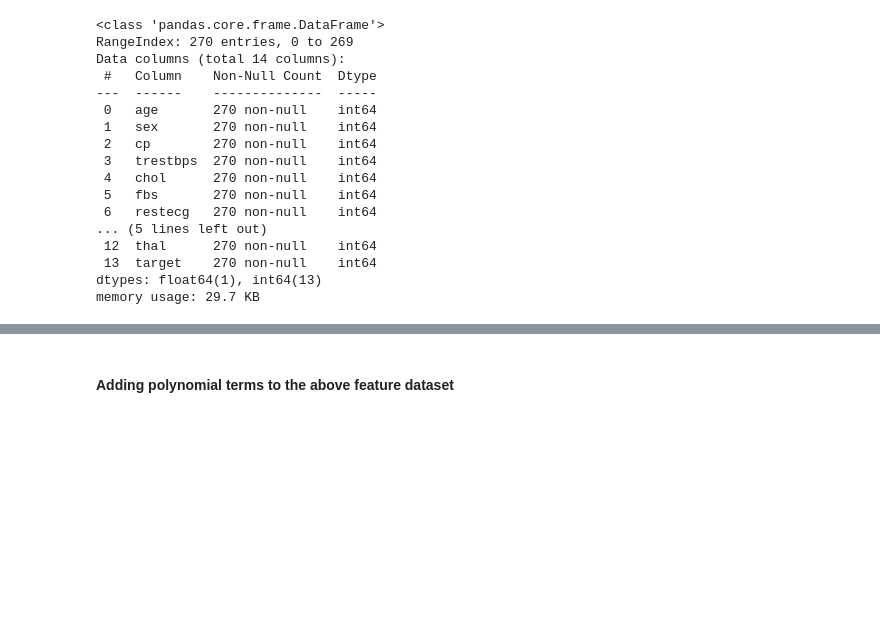
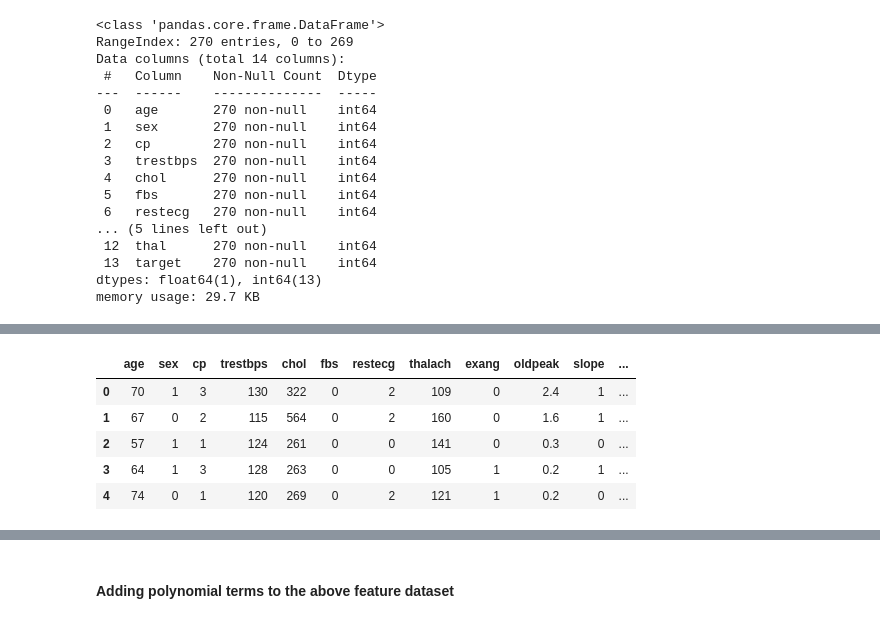
Before and after one commit to itsdipgit2024/ModC, a Jupyter notebook: OMDS-Module C-Week1-Dipankar Ganguli.ipynb, the cells around one changed output, grey strips where cells are left out. Cells and saved outputs as stored; diff of their text form; code cells hidden in the pictures; blank space fills up the shorter version.

```diff
--- a/OMDS-Module C-Week1-Dipankar Ganguli.ipynb
+++ b/OMDS-Module C-Week1-Dipankar Ganguli.ipynb
@@ -40,3 +58,12 @@ df_statlog.describe()
 | 50% | 55.000000 | 1.000000 | 2.000000 | 130.000000 | 245.000000 | 0.000000 | 2.000000 | 153.500000 | 0.000000 | 0.80000 | 1.000000 | ... |
 | 75% | 61.000000 | 1.000000 | 3.000000 | 140.000000 | 280.000000 | 0.000000 | 2.000000 | 166.000000 | 1.000000 | 1.60000 | 1.000000 | ... |
 | max | 77.000000 | 1.000000 | 3.000000 | 200.000000 | 564.000000 | 1.000000 | 2.000000 | 202.000000 | 1.000000 | 6.20000 | 2.000000 | ... |
+# %%
+df_statlog.head()
+# %% [output]
+|  | age | sex | cp | trestbps | chol | fbs | restecg | thalach | exang | oldpeak | slope | ... |
+| 0 | 70 | 1 | 3 | 130 | 322 | 0 | 2 | 109 | 0 | 2.4 | 1 | ... |
+| 1 | 67 | 0 | 2 | 115 | 564 | 0 | 2 | 160 | 0 | 1.6 | 1 | ... |
+| 2 | 57 | 1 | 1 | 124 | 261 | 0 | 0 | 141 | 0 | 0.3 | 0 | ... |
+| 3 | 64 | 1 | 3 | 128 | 263 | 0 | 0 | 105 | 1 | 0.2 | 1 | ... |
+| 4 | 74 | 0 | 1 | 120 | 269 | 0 | 2 | 121 | 1 | 0.2 | 0 | ... |
```
Also changed, not shown: parts of 14 cells of this notebook, 2 other files.
